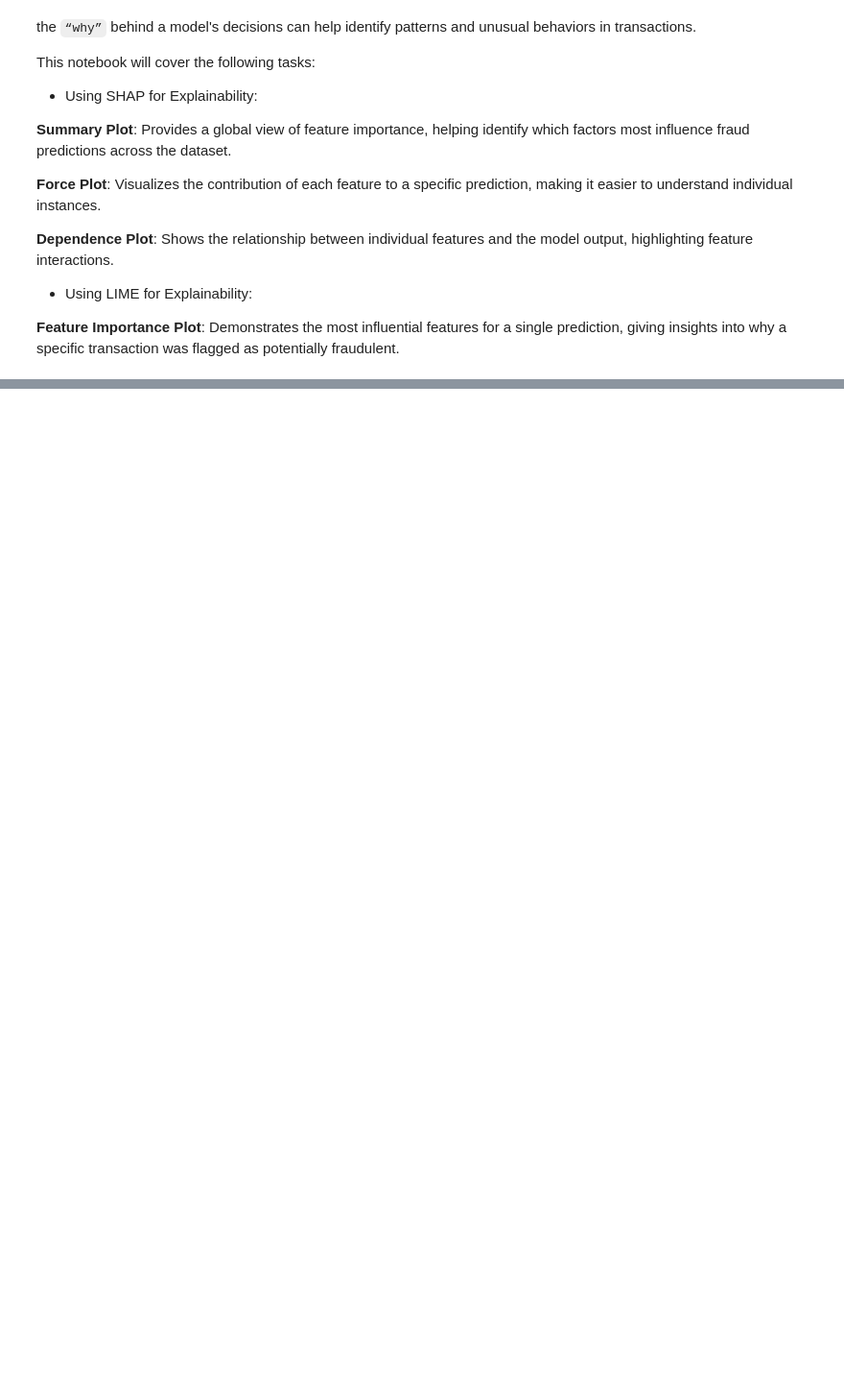
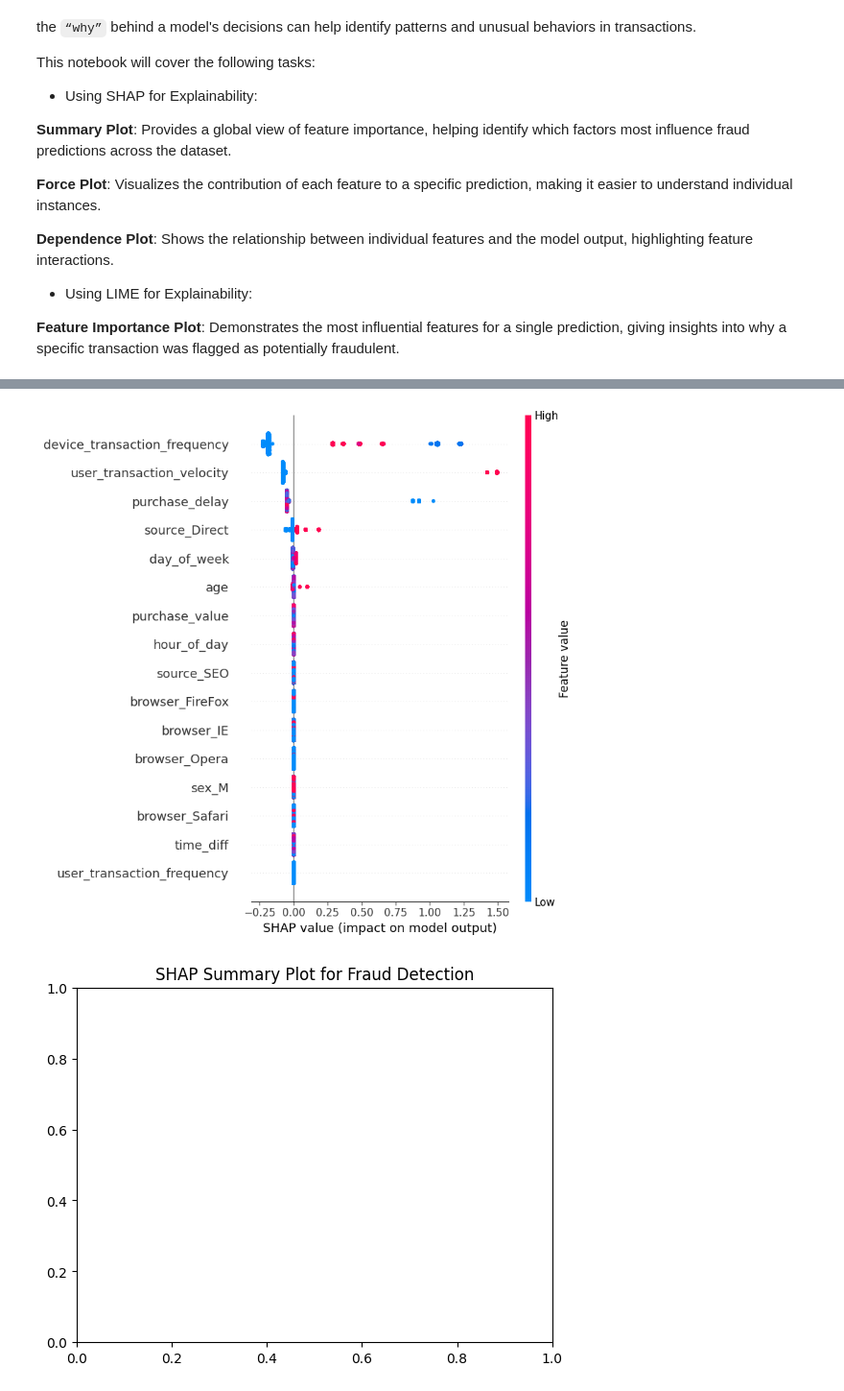
Before and after one commit to Seife1/fraud_detection_project, a Jupyter notebook: notebooks/4_Explainability.ipynb, the cells around one changed output, grey strips where cells are left out. Shown: that part at 96% size. Drawn from its saved outputs; the diff is of its cells as text; code cells hidden in the pictures; blank space fills up the shorter version.

```diff
--- a/notebooks/4_Explainability.ipynb
+++ b/notebooks/4_Explainability.ipynb
@@ -59,4 +97,10 @@ X_fraud_train, X_fraud_test, y_fraud_train, y_fraud_test = train_test_split(X_fr
+# %%
+# Convert boolean columns to float64
+X_fraud_test = X_fraud_test.astype(float)
 # %%
-explainer = FraudDetectionExplainer("../best_models/random_forest_fraud_data_best_model.pkl", X_fraud_test)
+explainer = FraudDetectionExplainer("../best_models/gradient_boosting_fraud_data_best_model.pkl", X_fraud_test)
 
-explainer.explain(instance_idx=0)
+explainer.explain()
+# %% [output]
+[figure, added]
+[figure, added]
```
Also changed, not shown: parts of 13 cells of this notebook.
